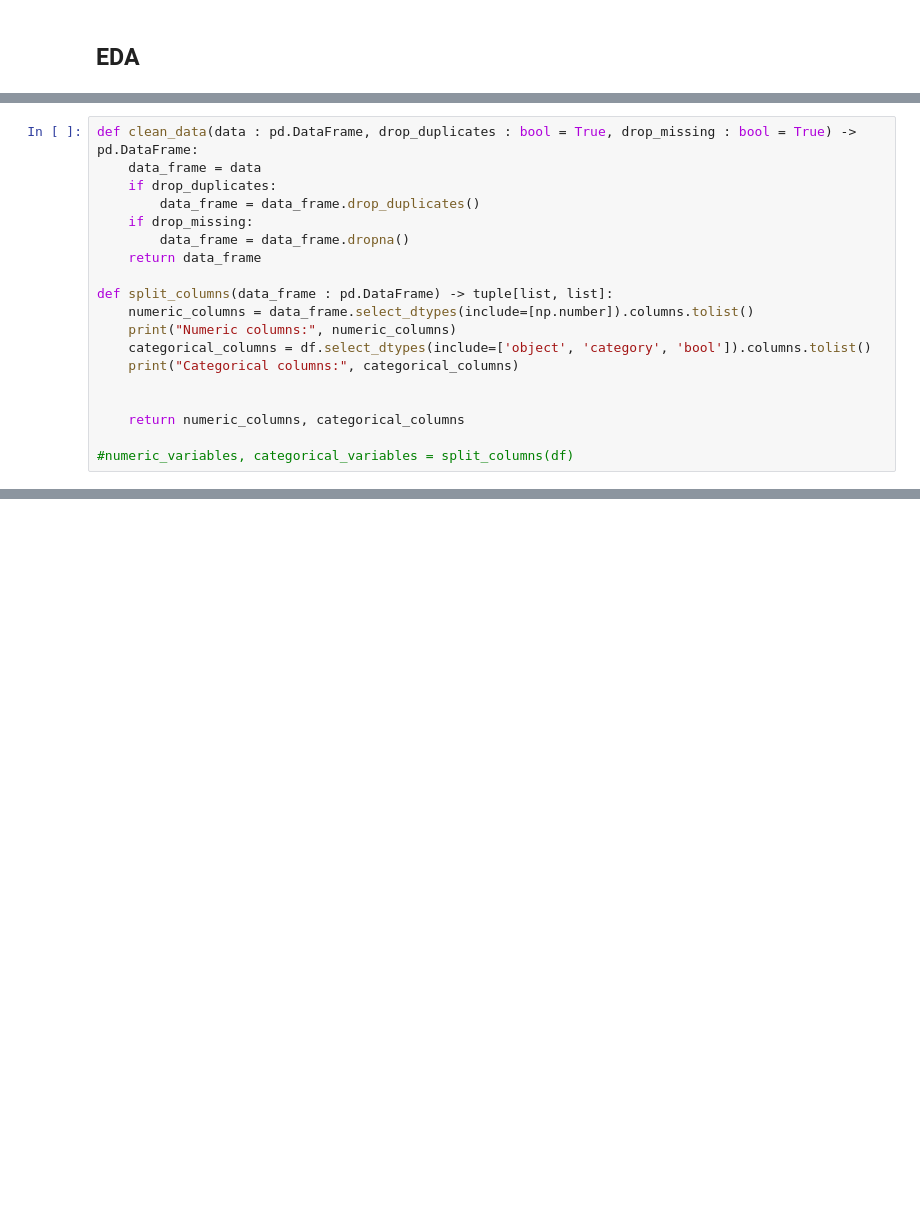
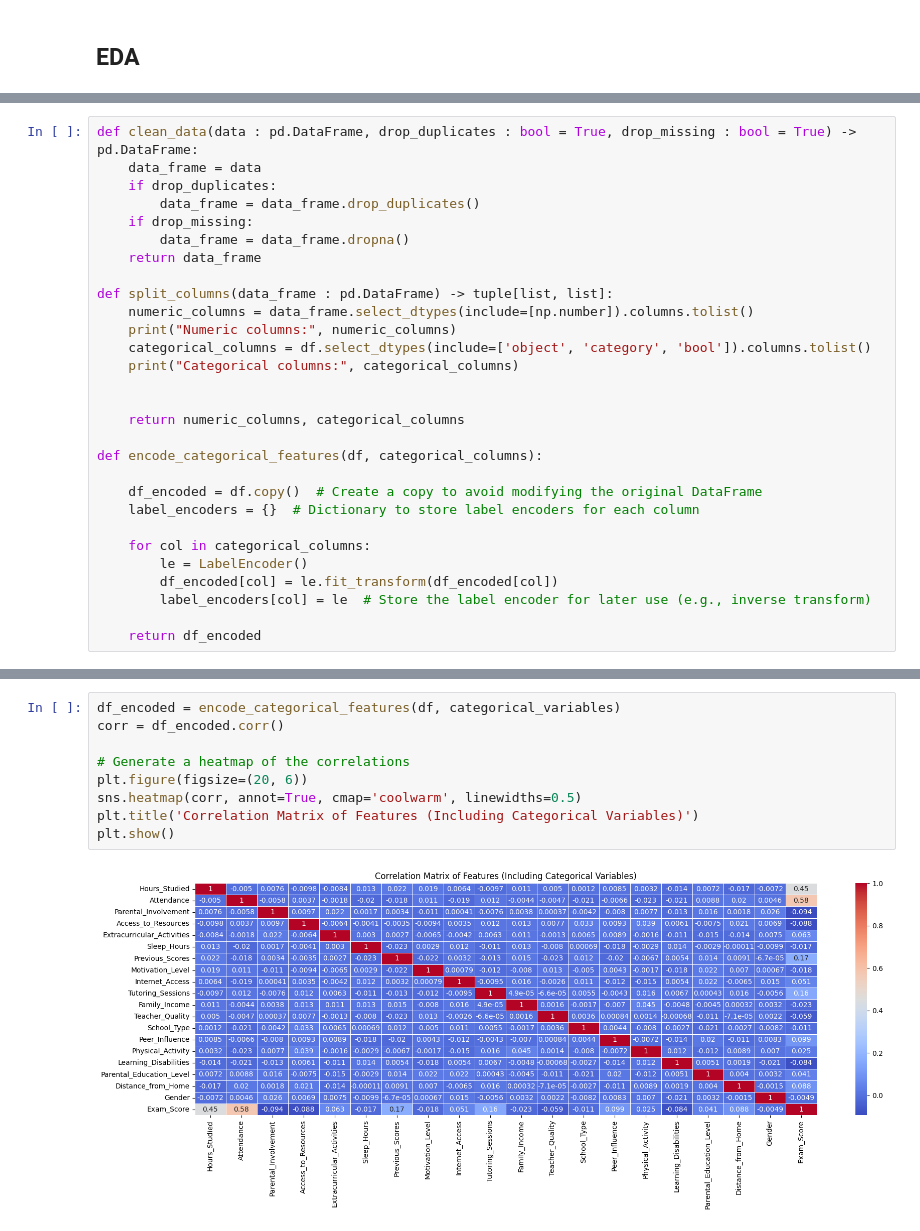
Before and after one commit to Jasn2002/flask-ml-web-application, a Jupyter notebook: EDA.ipynb, the cells around one changed output, grey strips where cells are left out. Saved outputs shown, nothing was run; the diff lists cells and outputs as text; blank space fills up the shorter version.

```diff
--- a/EDA.ipynb
+++ b/EDA.ipynb
@@ -22,5 +26,15 @@ def split_columns(data_frame : pd.DataFrame) -> tuple[list, list]:
 
     return numeric_columns, categorical_columns
 
-#numeric_variables, categorical_variables = split_columns(df)
+def encode_categorical_features(df, categorical_columns):
+
+    df_encoded = df.copy()  # Create a copy to avoid modifying the original DataFrame
+    label_encoders = {}  # Dictionary to store label encoders for each column
+
+    for col in categorical_columns:
+        le = LabelEncoder()
+        df_encoded[col] = le.fit_transform(df_encoded[col])
+        label_encoders[col] = le  # Store the label encoder for later use (e.g., inverse transform)
+
+    return df_encoded
 # %%
@@ -42,0 +76,11 @@ df
+# %%
+df_encoded = encode_categorical_features(df, categorical_variables)
+corr = df_encoded.corr()
+
+# Generate a heatmap of the correlations
+plt.figure(figsize=(20, 6))
+sns.heatmap(corr, annot=True, cmap='coolwarm', linewidths=0.5)
+plt.title('Correlation Matrix of Features (Including Categorical Variables)')
+plt.show()
+# %% [output]
+[figure, added]
```
Also changed, not shown: parts of 7 cells of this notebook, 17 other files.
